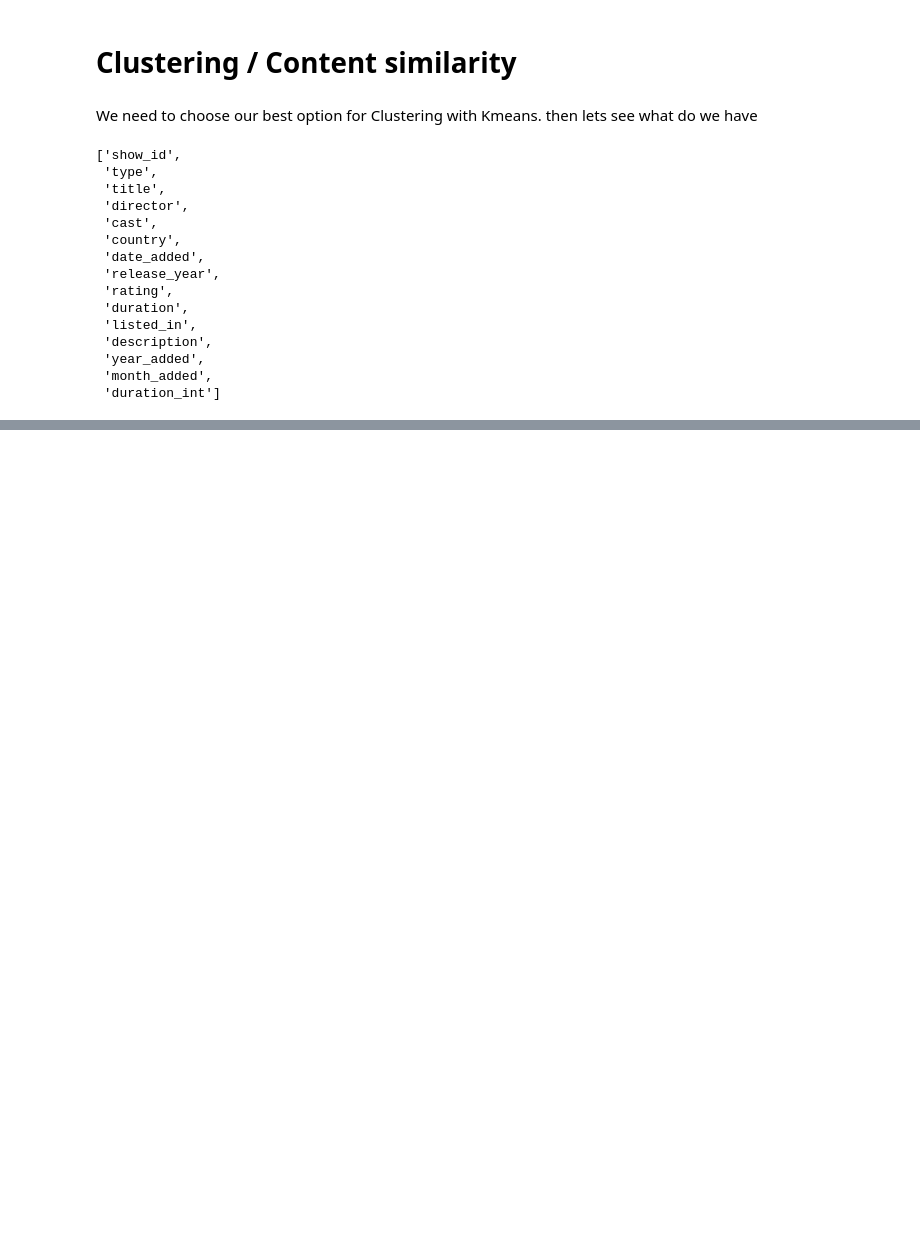
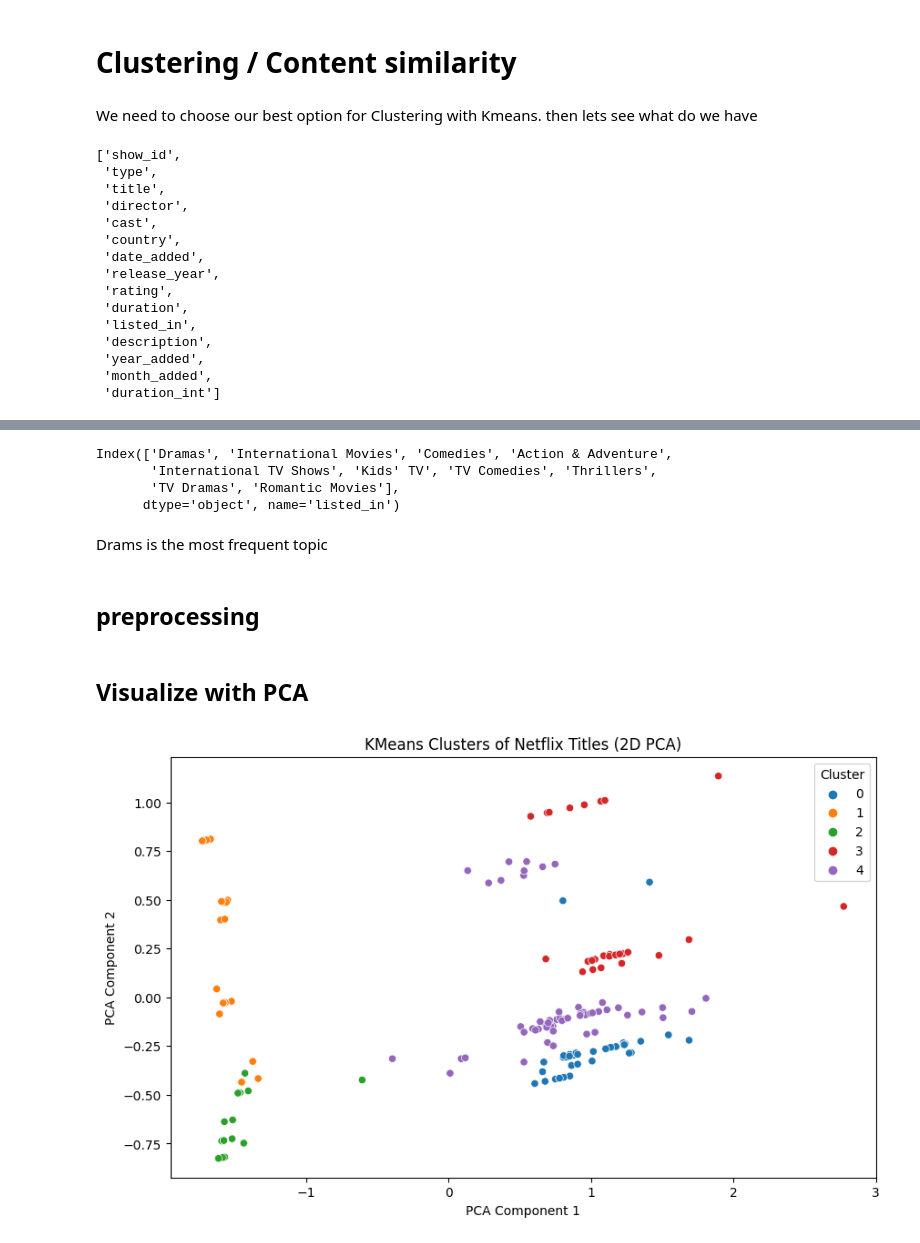
Before and after one commit to alabhastam/netflix-tvshow-and-movie-predition-eda, a Jupyter notebook: main.ipynb, the cells around one changed output, grey strips where cells are left out. Drawn from its saved outputs; the diff is of its cells as text; code cells hidden in the pictures; blank space fills up the shorter version.

```diff
--- a/main.ipynb
+++ b/main.ipynb
@@ -196,0 +222,52 @@ list(df.columns)
+# %%
+print(top_genres)
+# %% [output]
+Index(['Dramas', 'International Movies', 'Comedies', 'Action & Adventure',
+       'International TV Shows', 'Kids' TV', 'TV Comedies', 'Thrillers',
+       'TV Dramas', 'Romantic Movies'],
+      dtype='object', name='listed_in')
+# %% [markdown]
+Drams is the most frequent topic
+# %% [markdown]
+## preprocessing
+# %%
+# Define preprocessing for numerical and categorical columns
+numeric_features = ['duration_int']
+categorical_features = ['type', 'rating', 'main_genre']
+
+preprocessor = ColumnTransformer(transformers=[
+    ('num', StandardScaler(), numeric_features),
+    ('cat', OneHotEncoder(sparse_output=False), categorical_features)
+])
+
+# Create pipeline with KMeans
+pipeline = Pipeline(steps=[
+    ('preprocess', preprocessor),
+    ('cluster', KMeans(n_clusters=5, random_state=42))
+])
+
+# Fit the model
+pipeline.fit(df_cluster)
+
+# Add cluster labels to original df
+df['cluster'] = pipeline.named_steps['cluster'].labels_
+# %% [markdown]
+## Visualize with PCA
+# %%
+# Apply PCA on preprocessed data to reduce dimensions to 2D
+from sklearn.decomposition import PCA
+
+X_preprocessed = preprocessor.fit_transform(df_cluster)
+pca = PCA(n_components=2)
+X_pca = pca.fit_transform(X_preprocessed)
+
+# Plot clusters
+plt.figure(figsize=(10, 6))
+sns.scatterplot(x=X_pca[:, 0], y=X_pca[:, 1], hue=df['cluster'], palette='tab10')
+plt.title('KMeans Clusters of Netflix Titles (2D PCA)')
+plt.xlabel('PCA Component 1')
+plt.ylabel('PCA Component 2')
+plt.legend(title='Cluster')
+plt.show()
+# %% [output]
+[figure, added]
```
Also changed, not shown: parts of 3 cells of this notebook.
